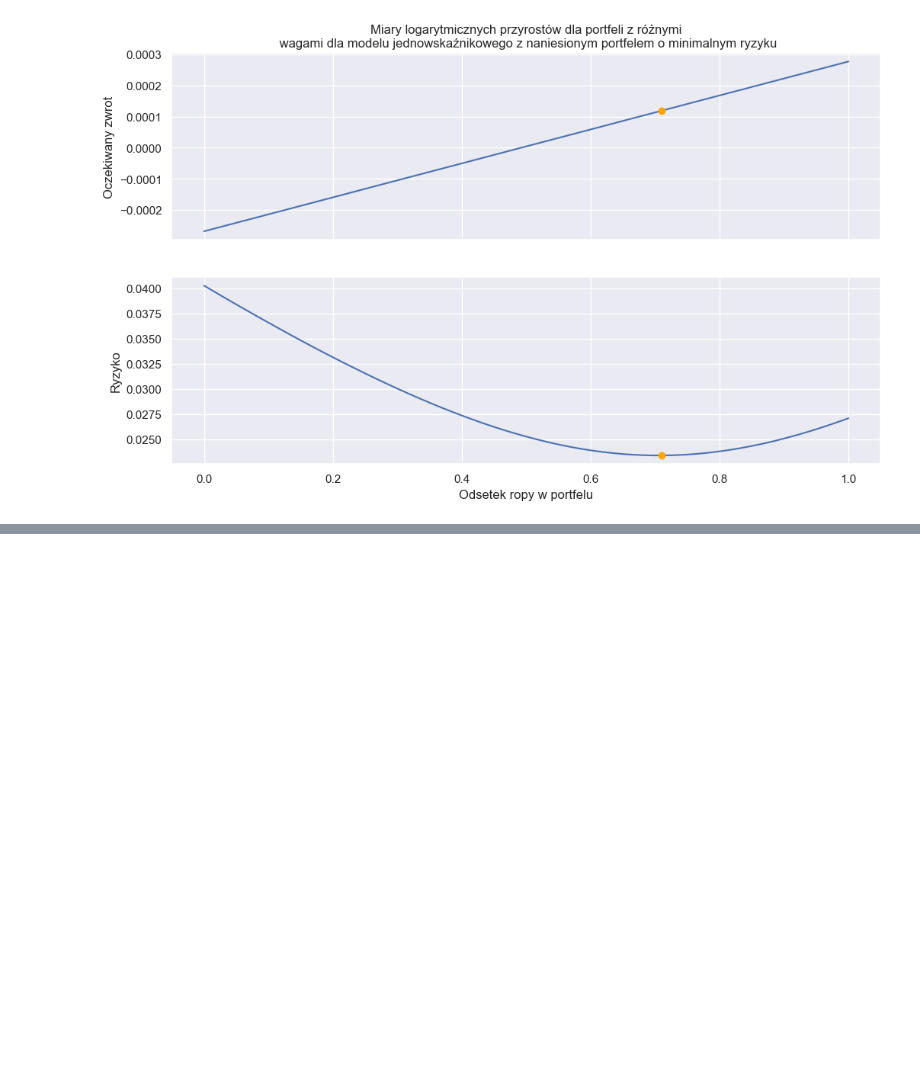
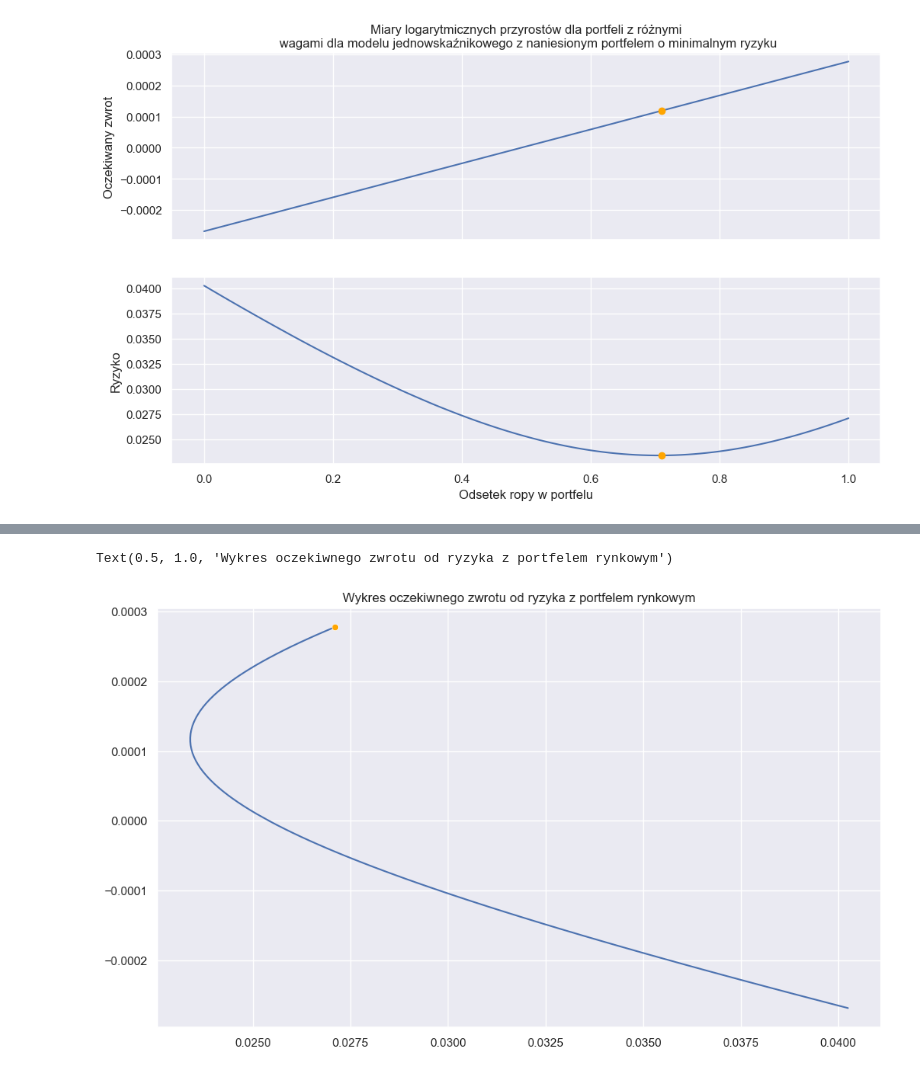
Before and after one commit to mjacobik/ORLEN-risk-management, a Jupyter notebook: Projekt 3 zad 2 cz 1.ipynb, the cells around one changed output, grey strips where cells are left out. Drawn from its saved outputs; the diff is of its cells as text; code cells hidden in the pictures; blank space fills up the shorter version.

```diff
--- a/Projekt 3 zad 2 cz 1.ipynb
+++ b/Projekt 3 zad 2 cz 1.ipynb
@@ -385,0 +496,10 @@ Text(0.5, 0, 'Odsetek ropy w portfelu')
+# %%
+zwrot_residua = portfele_residua.iloc[2,:].values
+ryzyko_residua = portfele_residua.iloc[3,:].values
+odsetek_ropy = portfele_residua.iloc[1, :].values
+sns.lineplot(x=ryzyko_residua, y=zwrot_residua, sort=False)
+sns.scatterplot(x=[ryzyko_residua[0]], y=[zwrot_residua[0]], color = "orange", zorder=3)
+plt.title('Wykres oczekiwnego zwrotu od ryzyka z portfelem rynkowym')
+# %% [output]
+Text(0.5, 1.0, 'Wykres oczekiwnego zwrotu od ryzyka z portfelem rynkowym')
+[figure, added]
```
Also changed, not shown: parts of 12 cells of this notebook.
